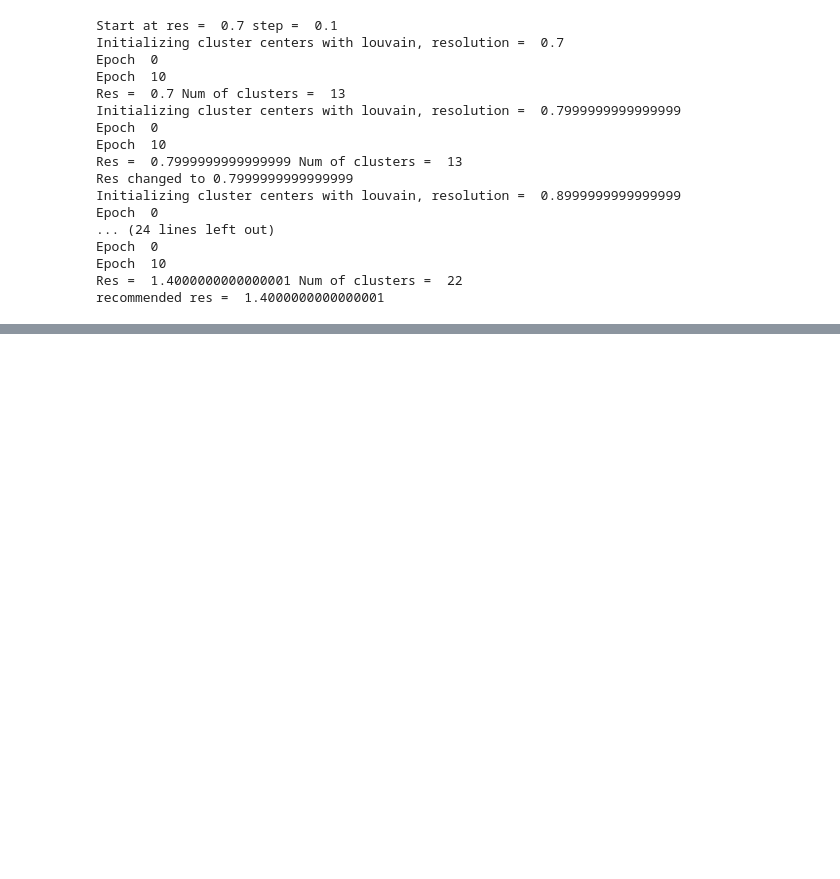
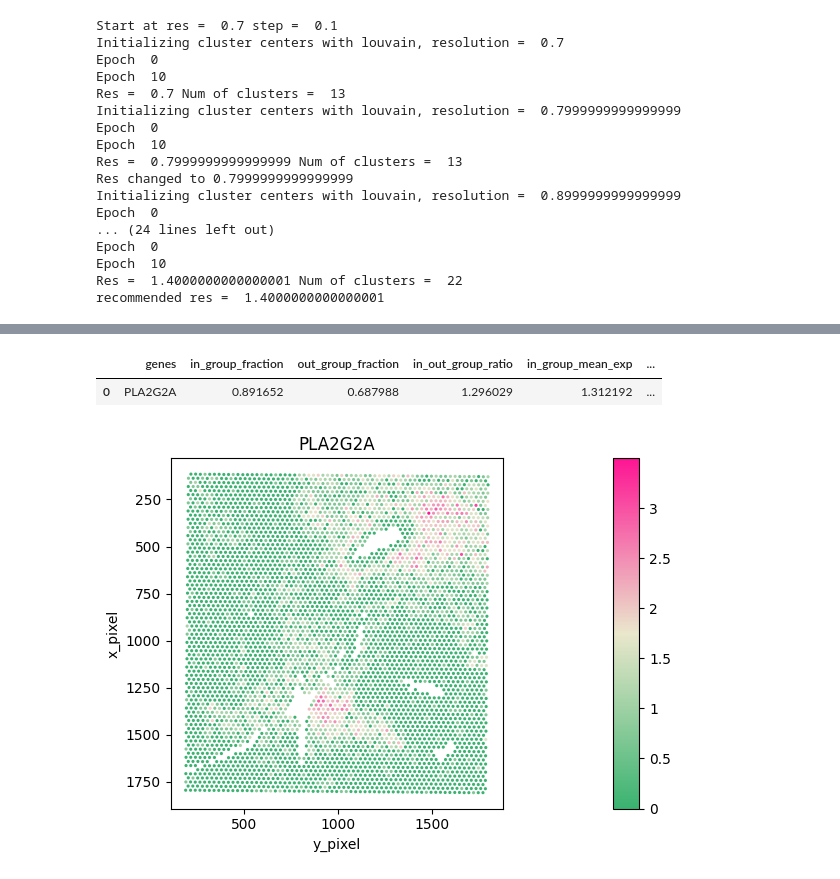
Before and after one commit to adole2008/PDAC-scRNA, a Jupyter notebook: STanalysis.ipynb, the cells around one changed output, grey strips where cells are left out. Drawn from its saved outputs; the diff is of its cells as text; code cells hidden in the pictures; blank space fills up the shorter version.

```diff
--- a/STanalysis.ipynb
+++ b/STanalysis.ipynb
@@ -331,0 +398,16 @@ recommended res =  1.4000000000000001
+# %%
+#Read in original data (filtered feature bc matrix) to identify SVGs
+
+filtered = sc.read_10x_h5("spatial_data/filtered_feature_bc_matrix.h5")
+filtered.var_names_make_unique()
+
+filtered.obs["pred"] = adata_PA12.obs["pred"].astype('category')
+filtered.obs["x_array"] = adata_PA12.obs["x_array"]
+filtered.obs["y_array"] = adata_PA12.obs["y_array"]
+filtered.obs["x_pixel"] = adata_PA12.obs["x_pixel"]
+filtered.obs["y_pixel"] = adata_PA12.obs["y_pixel"]
+
+from scipy.sparse import issparse
+filtered.X = filtered.X.A if issparse(filtered.X) else filtered.X
+
+sc.pp.log1p(filtered)
@@ -331,0 +476,16 @@ recommended res =  1.4000000000000001
+# %%
+filtered_info
+# %% [output]
+|  | genes | in_group_fraction | out_group_fraction | in_out_group_ratio | in_group_mean_exp | ... |
+| 0 | PLA2G2A | 0.891652 | 0.687988 | 1.296029 | 1.312192 | ... |
+# %%
+#Plot refinedspatial domains
+color_self = clr.LinearSegmentedColormap.from_list('pink_green', ['#3AB370',"#EAE7CC","#FD1593"], N=256)
+for g in filtered_info["genes"].tolist():
+    filtered.obs["exp"]=filtered.X[:,filtered.var.index==g]
+    ax=sc.pl.scatter(filtered,alpha=1,x="y_pixel",y="x_pixel",color="exp",title=g,color_map=color_self,show=False,size=100000/filtered.shape[0])
+    ax.set_aspect('equal', 'box')
+    ax.axes.invert_yaxis()
+    plt.show()
+# %% [output]
+[figure, added]
```
Also changed, not shown: parts of 4 cells of this notebook.
